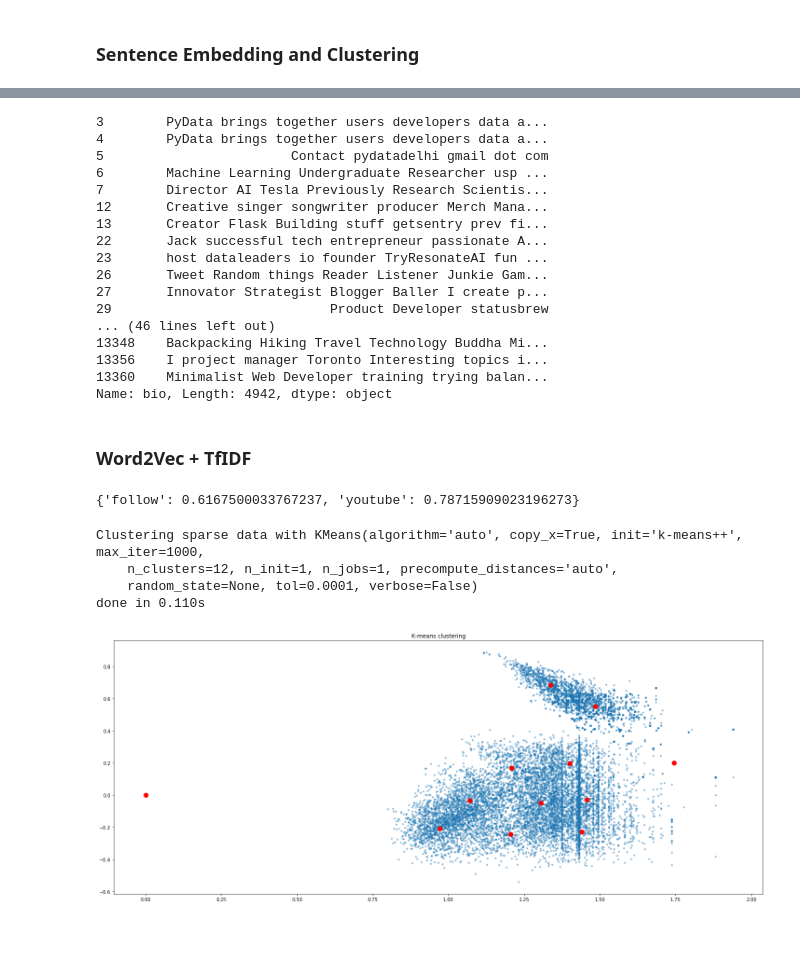
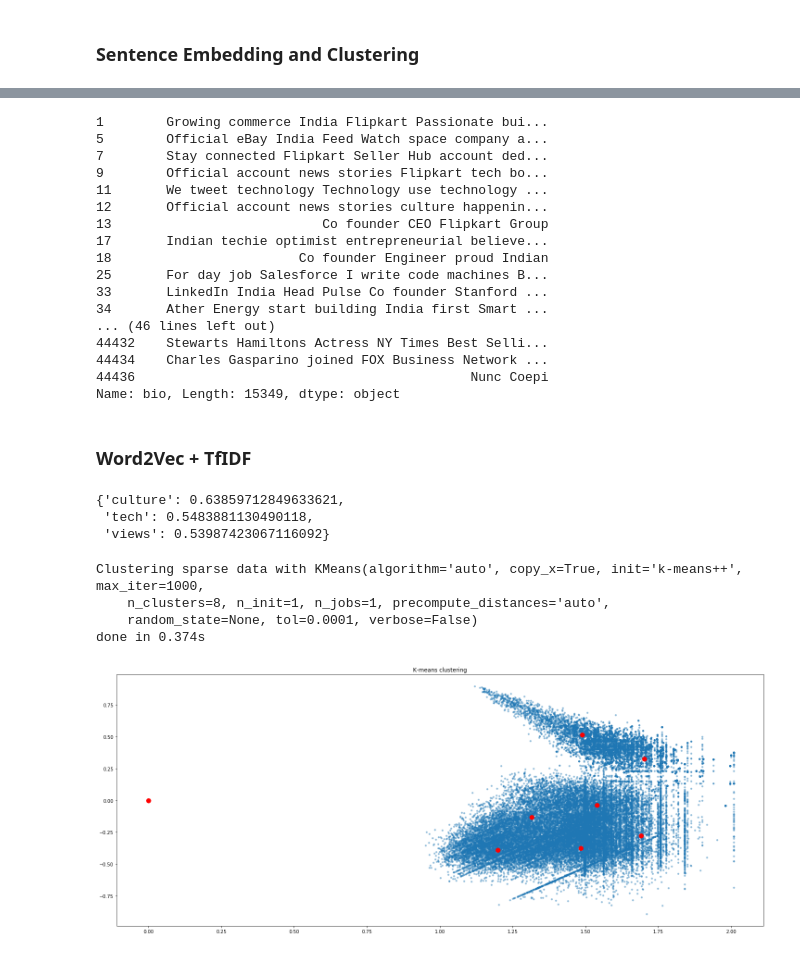
Before and after one commit to Parassharmaa/cortex-ai, a Jupyter notebook: src/cortex/bio-classifier/bio_clustering.ipynb, the cells around one changed output, grey strips where cells are left out. Cells and saved outputs as stored; diff of their text form; code cells hidden in the pictures.

Commit message:
[UPDATE] cluster created on all data

```diff
--- a/src/cortex/bio-classifier/bio_clustering.ipynb
+++ b/src/cortex/bio-classifier/bio_clustering.ipynb
@@ -33,2 +34,5 @@ from  sklearn.cluster import KMeans
 # %% [markdown]
 #### Reading file and creating dataframe
+# %%
+file = os.listdir("_data/unlabled/")
+file
@@ -35,6 +44,9 @@ from  sklearn.cluster import KMeans
 # %%
-with open("_data/unlabled/bio_1501598612.022413.txt") as f:
-    all_data = f.read().split('\n')
+all_data = []
+for i in file:
+    with open("_data/unlabled/{}".format(i)) as f:
+        temp_data = f.read().split('\n')
+    all_data.extend(temp_data)
 # %%
 def clean_sentence(raw):
     noise_words = []
@@ -298,23 +298,23 @@ clusters = {i: df['bio'][np.where(kmean_w2v.labels_ == i)[0]] for i in range(kme
 # %%
 clusters[3]
 # %% [output]
-3        PyData brings together users developers data a...
-4        PyData brings together users developers data a...
-5                        Contact pydatadelhi gmail dot com
-6        Machine Learning Undergraduate Researcher usp ...
-7        Director AI Tesla Previously Research Scientis...
-12       Creative singer songwriter producer Merch Mana...
-13       Creator Flask Building stuff getsentry prev fi...
-22       Jack successful tech entrepreneur passionate A...
-23       host dataleaders io founder TryResonateAI fun ...
-26       Tweet Random things Reader Listener Junkie Gam...
-27       Innovator Strategist Blogger Baller I create p...
-29                            Product Developer statusbrew
+1        Growing commerce India Flipkart Passionate bui...
+5        Official eBay India Feed Watch space company a...
+7        Stay connected Flipkart Seller Hub account ded...
+9        Official account news stories Flipkart tech bo...
+11       We tweet technology Technology use technology ...
+12       Official account news stories culture happenin...
+13                           Co founder CEO Flipkart Group
+17       Indian techie optimist entrepreneurial believe...
+18                        Co founder Engineer proud Indian
+25       For day job Salesforce I write code machines B...
+33       LinkedIn India Head Pulse Co founder Stanford ...
+34       Ather Energy start building India first Smart ...
 ... (46 lines left out)
-13348    Backpacking Hiking Travel Technology Buddha Mi...
-13356    I project manager Toronto Interesting topics i...
-13360    Minimalist Web Developer training trying balan...
-Name: bio, Length: 4942, dtype: object
+44432    Stewarts Hamiltons Actress NY Times Best Selli...
+44434    Charles Gasparino joined FOX Business Network ...
+44436                                           Nunc Coepi
+Name: bio, Length: 15349, dtype: object
 # %% [markdown]
 ### Word2Vec + TfIDF
 # %%
@@ -335,9 +335,11 @@ def get_tfidf_weight(doc):
         result[w] = s
     return result
 # %%
-get_tfidf_weight(10)
+get_tfidf_weight(100)
 # %% [output]
-{'follow': 0.6167500033767237, 'youtube': 0.78715909023196273}
+{'culture': 0.63859712849633621,
+ 'tech': 0.5483881130490118,
+ 'views': 0.53987423067116092}
 # %%
 def embed_sentences_tfidf_weight(s, doc):
     sample_text_tokens = preprocess_text(s)
@@ -361,13 +363,13 @@ for index, row in df.iterrows():
     sentence_vectors_tf = np.vstack([sentence_vectors_tf, embed_sentences_tfidf_weight(row['bio'], i)])
     i+=1
 # %%
-kmean_tfidf_w2v = kmeans(sentence_vectors_tf, 12)
+kmean_tfidf_w2v = kmeans(sentence_vectors_tf, 8)
 # %% [output]
 Clustering sparse data with KMeans(algorithm='auto', copy_x=True, init='k-means++', max_iter=1000,
-    n_clusters=12, n_init=1, n_jobs=1, precompute_distances='auto',
+    n_clusters=8, n_init=1, n_jobs=1, precompute_distances='auto',
     random_state=None, tol=0.0001, verbose=False)
-done in 0.110s
+done in 0.374s
-[figure, old version]
+[figure, new version]
 # %%
 clusters_tfidf = {i: df['bio'][np.where(kmean_tfidf_w2v.labels_ == i)[0]] for i in range(kmean_tfidf_w2v.n_clusters)}
 # %%
```
Also changed, not shown: parts of 29 cells of this notebook, 18 other files.
